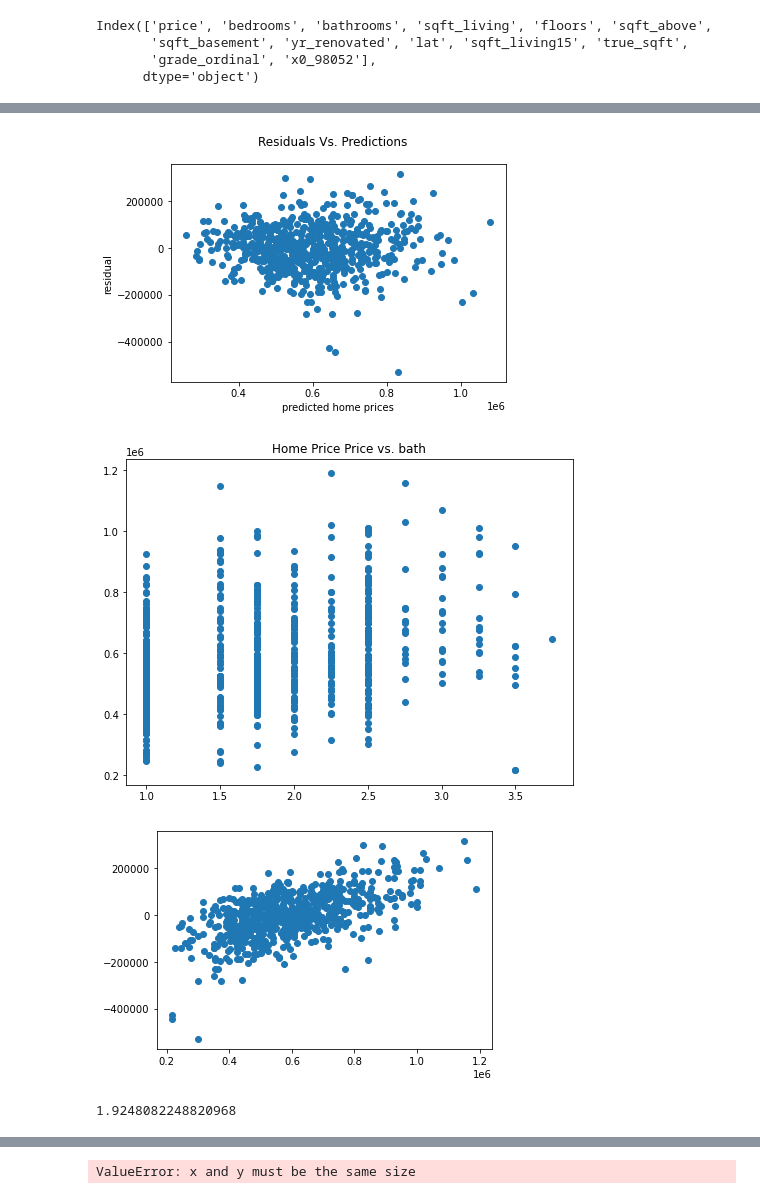
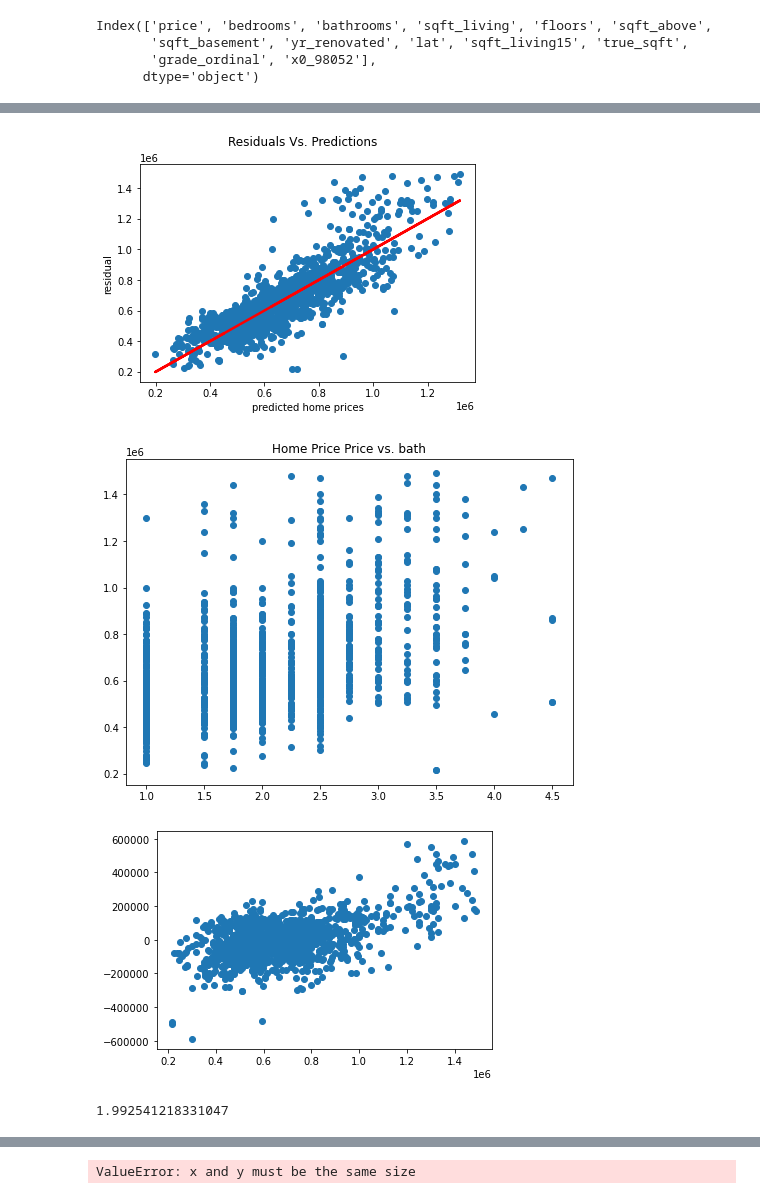
Before and after one commit to axoaxonic/green-housing-dev-analysis-project, a Jupyter notebook: development-notebooks/1book.ipynb, the cells around one changed output, grey strips where cells are left out. Saved outputs shown, nothing was run; the diff lists cells and outputs as text; code cells hidden in the pictures.

```diff
--- a/development-notebooks/1book.ipynb
+++ b/development-notebooks/1book.ipynb
@@ -142,8 +139,8 @@ zip_ohe_columns
 # %%
 zip_ohe_columns = zip_ohe_columns.dropna()
 # %%
-zip_ohe_columns = zip_ohe_columns.drop(columns=['x0_98102',
-       'x0_98103', 'x0_98105', 'x0_98119'], axis=1)
+#zip_ohe_columns = zip_ohe_columns.drop(columns=['x0_98102',
+      # 'x0_98103', 'x0_98105', 'x0_98119'], axis=1)
 #zip_new_columns.reset_index(inplace=True, drop=True)
 # %%
 zip_ohe_columns.corr()
@@ -274,15 +321,24 @@ model = sm.OLS(endog=y, exog=X_c).fit()
 # %%
 model_preds = model.predict(X_c)
 resids = y - model_preds
 
 fig, ax = plt.subplots()
 
-ax.scatter(model_preds, resids)
+
+
+ax.scatter(model_preds, y)
 ax.set_xlabel('predicted home prices')
 ax.set_ylabel('residual')
 plt.suptitle('Residuals Vs. Predictions');
+
+
+b, a = np.polyfit(model_preds, y, deg=1)
+
+
+# Plot regression line
+ax.plot(model_preds, a + b * model_preds, color="red", lw=2.5);
 # %% [output]
-[figure, old version]
+[figure, new version]
 # %%
 fig, ax = plt.subplots(ncols=1, figsize=(8, 6))
 
@@ -290,19 +346,19 @@ fig, ax = plt.subplots(ncols=1, figsize=(8, 6))
 ax.scatter(X['bathrooms'], y)
 ax.set_title('Home Price Price vs. bath');
 # %% [output]
-[figure, old version]
+[figure, new version]
 # %%
 fig, ax = plt.subplots()
 
 ax.scatter(y, resids);
 # %% [output]
-[figure, old version]
+[figure, new version]
 # %%
 dw = sm.stats.stattools.durbin_watson
 # %%
 dw(resids)
 # %% [output]
-1.9248082248820968
+1.992541218331047
 # %%
 model.summary().tables[2]
 # %% [output]
```
Also changed, not shown: parts of 20 cells of this notebook.
